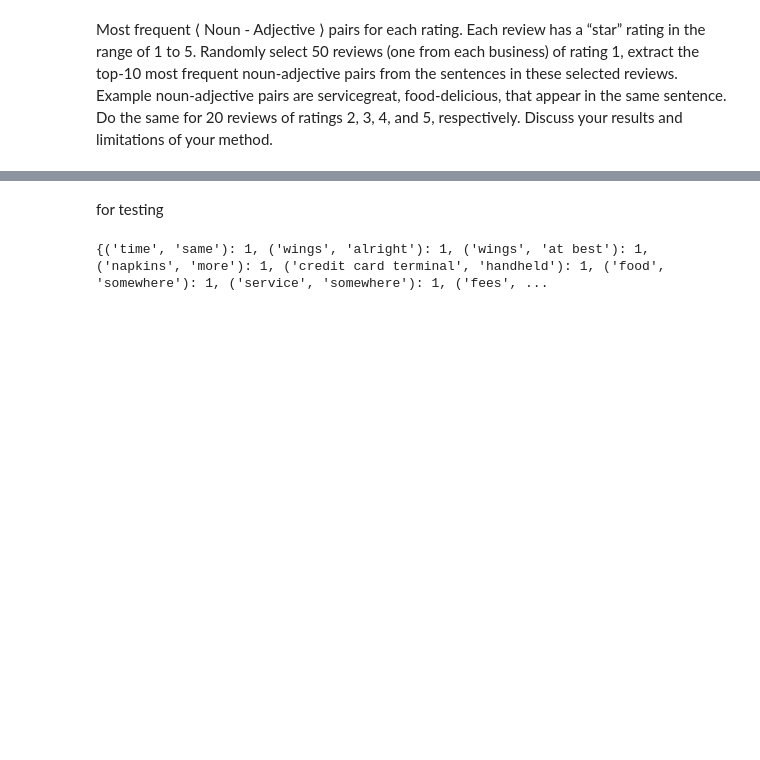
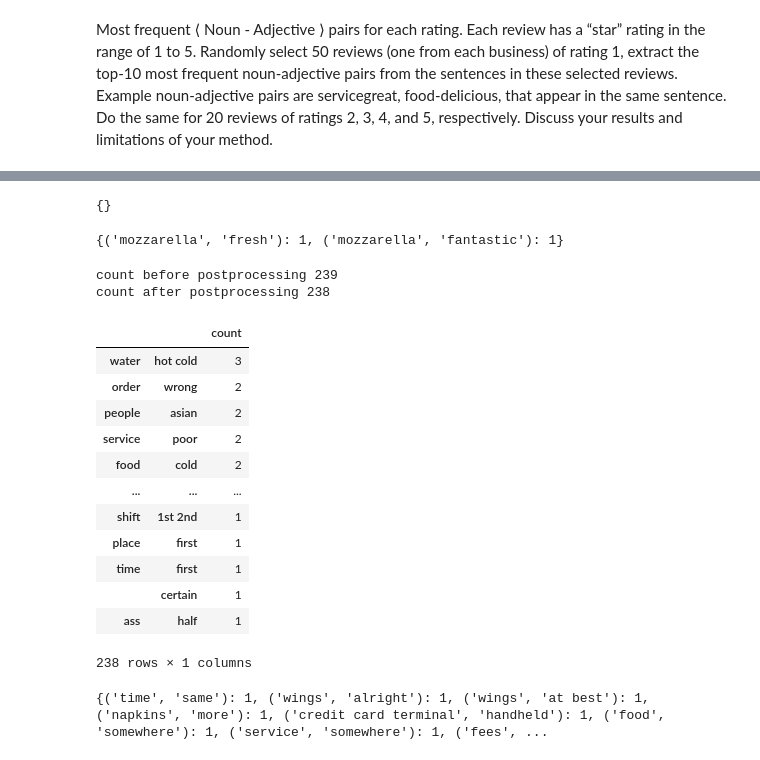
Before and after one commit to estherc247/cz4045_nlp, a Jupyter notebook: src/Noun Adjective pair.ipynb, the cells around one changed output, grey strips where cells are left out. Saved outputs shown, nothing was run; the diff lists cells and outputs as text; code cells hidden in the pictures; blank space fills up the shorter version.

```diff
--- a/src/Noun Adjective pair.ipynb
+++ b/src/Noun Adjective pair.ipynb
@@ -36,10 +44,7 @@ respectively. Discuss your results and limitations of your method.
 # %%
 # random 50 reviews (not the same biz) from rating 1
-
-# 2 ways to do it
-# 1. get random biz, then from there get one random review
-# 2. just get 50 random review, then if there is any other biz that overlap then find random again, repeat until all
-#    review is from different biz (this)
+# just get 50 random review, then if there is any other biz that overlap then find random again, repeat until all
+# review is from different biz (this)
 
 
 def get_all_biz(df):
@@ -68,3 +73,7 @@ def extract_random_reviews_from_different_biz(num_reviews, star_rating, df):
 
     # convert to list
     return list(random_review.values())
+
+# descending
+def sort_dict(data_dict):
+    return {k: v for k, v in sorted(data_dict.items(), key=lambda item: item[1], reverse=True)}
@@ -183 +147,16 @@ def get_noun_adj_pair(reviews):
+# %%
+def postprocessing(data_dict):
+    new_dict = {}
+    # k is tuple, (noun, adj)
+    for k,v in data_dict.items():
+#         print(k)
+        doc = nlp(k[0])
+        lemma = [token.lemma_.lower() for token in doc]
+        new_tuple = tuple([' '.join(lemma), k[1].lower()])
+#         print(new_tuple)
+        if new_tuple in new_dict:
+            new_dict[new_tuple] += v
+        else:
+            new_dict[new_tuple] = v
+    return new_dict
 # %% [markdown]
@@ -193,8 +293,41 @@ print(noun_adj_pairs)
+# %%
+noun_adj_pairs
+# %% [output]
+{}
+# %%
+noun_adj_pairs = get_noun_adj_pair(['The fresh mozzarella was fantastic and the pizzas were great'])
+# %%
+noun_adj_pairs
+# %% [output]
+{('mozzarella', 'fresh'): 1, ('mozzarella', 'fantastic'): 1}
+# %%
+print('count before postprocessing {}'.format(len(noun_adj_pairs)))
+noun_adj_pairs = postprocessing(noun_adj_pairs)
+noun_adj_pairs = sort_dict(noun_adj_pairs)
+print('count after postprocessing {}'.format(len(noun_adj_pairs)))
+# %% [output]
+count before postprocessing 239
+count after postprocessing 238
+# %%
+noun_adj_pairs_df = pd.DataFrame(noun_adj_pairs, index=['count']).transpose()
+noun_adj_pairs_df
+# %% [output]
+|  |  | count |
+| water | hot cold | 3 |
+| order | wrong | 2 |
+| people | asian | 2 |
+| service | poor | 2 |
+| food | cold | 2 |
+| ... | ... | ... |
+| shift | 1st 2nd | 1 |
+| place | first | 1 |
+| time | first | 1 |
+|  | certain | 1 |
+| ass | half | 1 |
+238 rows × 1 columns
 # %%
 # sort and get top 5
 # Coreference Resolution?
-# %% [markdown]
-for testing
 # %%
 reviews = extract_random_reviews_from_different_biz(2, 1, df)
 # %%
```
Also changed, not shown: parts of 35 cells of this notebook.
